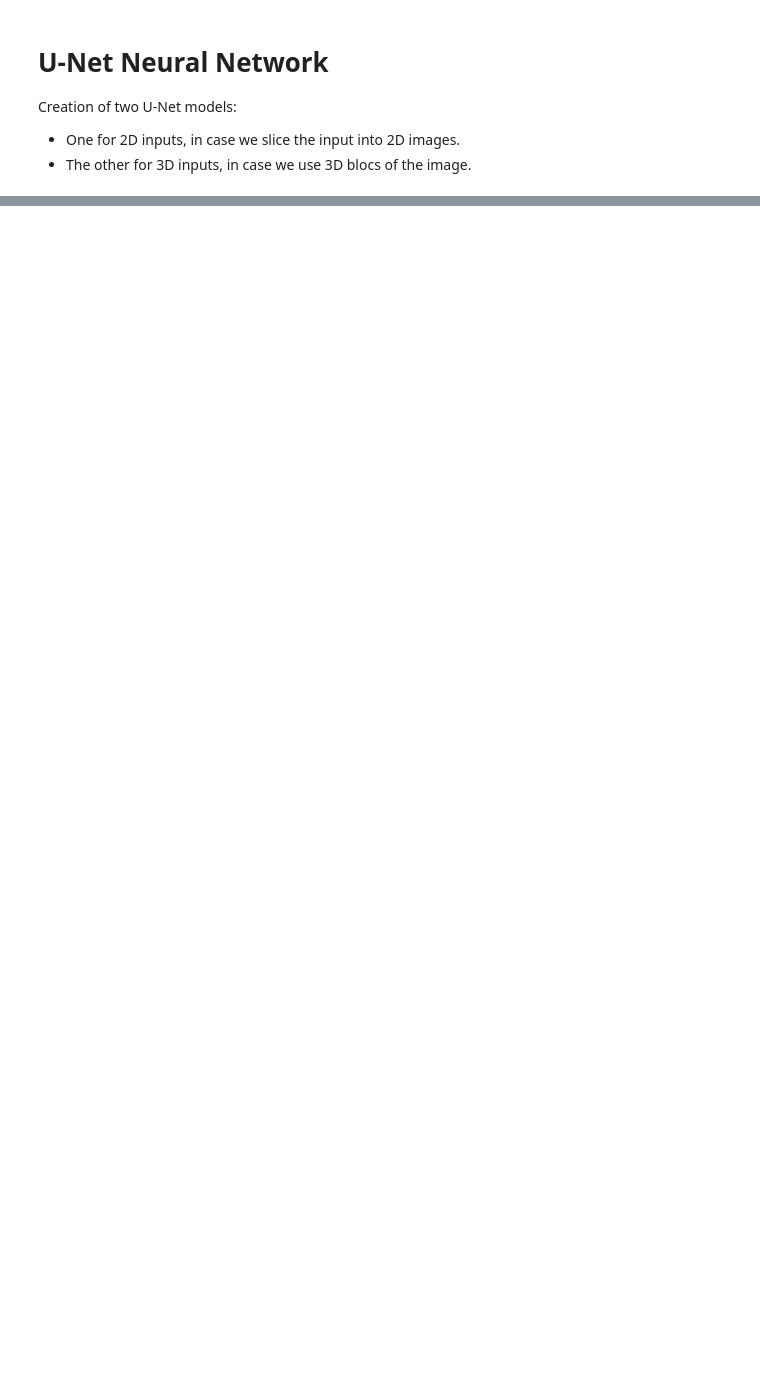
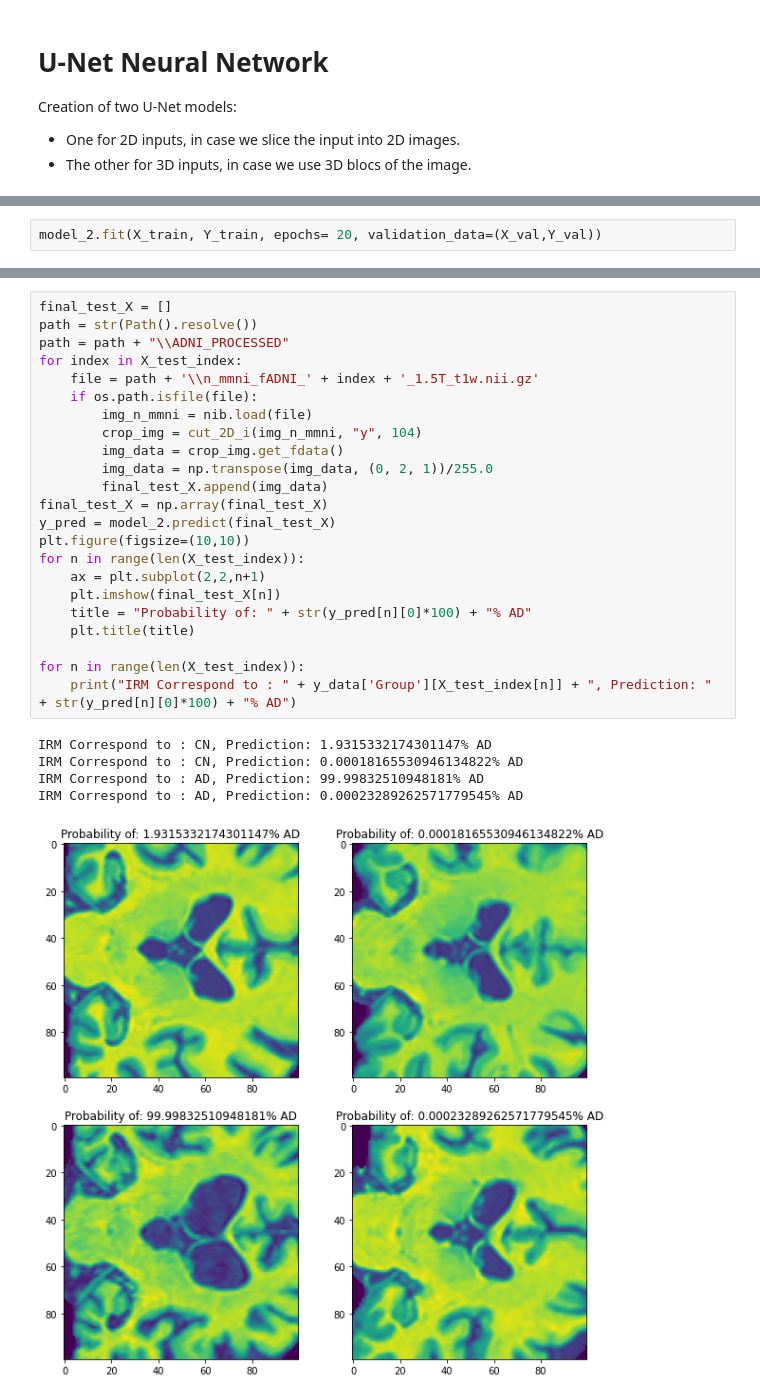
Before and after one commit to hamzaben99/AlzheimerDetection, a Jupyter notebook: alzheimerDetection.ipynb, the cells around one changed output, grey strips where cells are left out. Drawn from its saved outputs; the diff is of its cells as text; blank space fills up the shorter version.

```diff
--- a/alzheimerDetection.ipynb
+++ b/alzheimerDetection.ipynb
@@ -293,0 +378,2 @@ ________________________________________________________________________________
+# %%
+model_2.fit(X_train, Y_train, epochs= 20, validation_data=(X_val,Y_val))
@@ -293,0 +399,29 @@ ________________________________________________________________________________
+# %%
+final_test_X = []
+path = str(Path().resolve())
+path = path + "\\ADNI_PROCESSED"
+for index in X_test_index:
+    file = path + '\\n_mmni_fADNI_' + index + '_1.5T_t1w.nii.gz'
+    if os.path.isfile(file):
+        img_n_mmni = nib.load(file)
+        crop_img = cut_2D_i(img_n_mmni, "y", 104)
+        img_data = crop_img.get_fdata()
+        img_data = np.transpose(img_data, (0, 2, 1))/255.0
+        final_test_X.append(img_data)
+final_test_X = np.array(final_test_X)
+y_pred = model_2.predict(final_test_X)
+plt.figure(figsize=(10,10))
+for n in range(len(X_test_index)):
+    ax = plt.subplot(2,2,n+1)
+    plt.imshow(final_test_X[n])
+    title = "Probability of: " + str(y_pred[n][0]*100) + "% AD"
+    plt.title(title)
+
+for n in range(len(X_test_index)):
+    print("IRM Correspond to : " + y_data['Group'][X_test_index[n]] + ", Prediction: " + str(y_pred[n][0]*100) + "% AD")
+# %% [output]
+IRM Correspond to : CN, Prediction: 1.9315332174301147% AD
+IRM Correspond to : CN, Prediction: 0.00018165530946134822% AD
+IRM Correspond to : AD, Prediction: 99.99832510948181% AD
+IRM Correspond to : AD, Prediction: 0.00023289262571779545% AD
+[figure, added]
```
Also changed, not shown: parts of 12 cells of this notebook.
